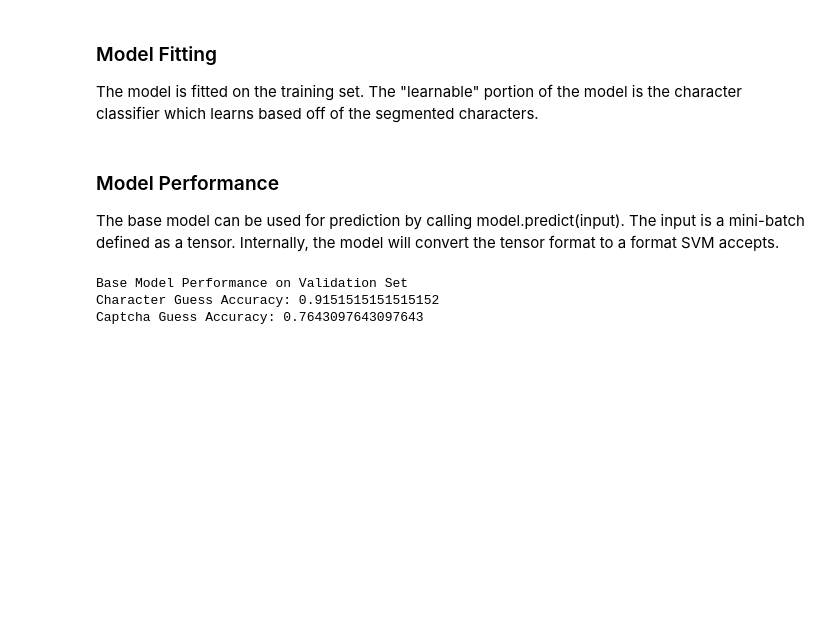
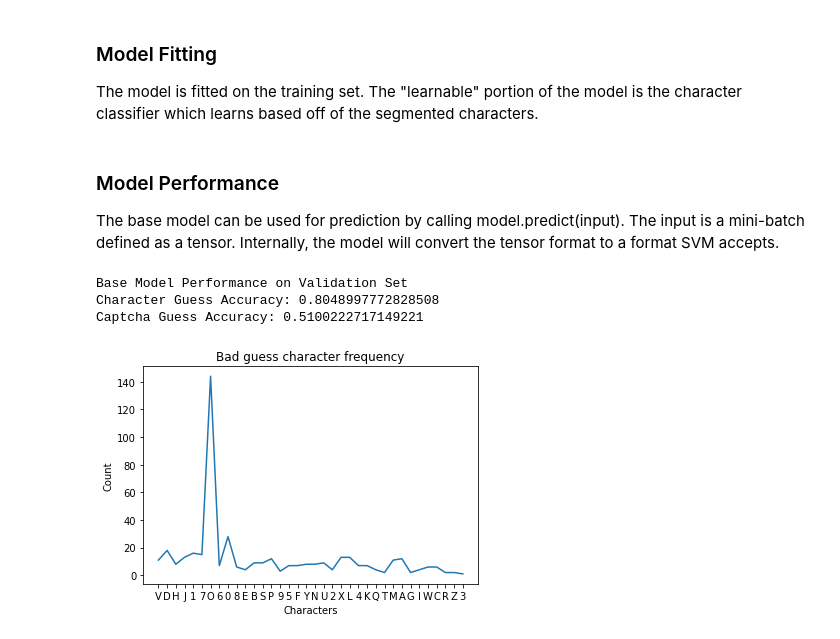
Before and after one commit to natanleung/APS360-captcha-bypass, a Jupyter notebook: captcha.ipynb, the cells around one changed output. Cells and saved outputs as stored; diff of their text form; code cells hidden in the pictures; blank space fills up the shorter version.

```diff
--- a/captcha.ipynb
+++ b/captcha.ipynb
@@ -372,13 +382,15 @@ model.fit_classifier(train)
 
 The base model can be used for prediction by calling model.predict(input). The input is a mini-batch defined as a tensor. Internally, the model will convert the tensor format to a format SVM accepts.
 # %%
-def get_accuracy_base_model(dataloader):
+def evaluate_base_model(dataloader):
 
   total_character_guesses = 0
   total_captcha_guesses = 0
 
   incorrect_character_guesses = 0
   incorrect_captcha_guesses = 0
+
+  failed_guess_frequency = {}
 
   for images, labels in dataloader:
     out = model.predict(images)
@@ -391,9 +403,16 @@ def get_accuracy_base_model(dataloader):
       for j in range(len(labels[i])):
 
         total_character_guesses = total_character_guesses + 1
+        guess = out[i][j]
+        expected = labels[i][j]
 
-        if (labels[i][j] != out[i][j]):
+        if (guess != expected):
           incorrect_character_guesses = incorrect_character_guesses + 1
+
+          # Track per character bad guesses
+          current_failed_guess_count = failed_guess_frequency.get(dataset.character_set[guess], 0)
+          failed_guess_frequency.update({ dataset.character_set[guess]: current_failed_guess_count + 1 })
+
           bad_guess = True
 
       if bad_guess:
@@ -401,17 +420,36 @@ def get_accuracy_base_model(dataloader):
 
       total_captcha_guesses = total_captcha_guesses + 1
 
+  # Overall accuracy information
+
   character_guess_accuracy = (total_character_guesses - incorrect_character_guesses) / total_character_guesses
   captcha_guess_accuracy = (total_captcha_guesses - incorrect_captcha_guesses) / total_captcha_guesses
 
   print(f"Character Guess Accuracy: {character_guess_accuracy}")
   print(f"Captcha Guess Accuracy: {captcha_guess_accuracy}")
 
-  return captcha_guess_accuracy
+  # Plot incorrect character guess frequency
+
+  bad_guess_character_set = failed_guess_frequency.keys()
+
+  x_values = range(len(bad_guess_character_set))
+  y_values = []
+
+  for char in bad_guess_character_set:
+    count = failed_guess_frequency.get(char)
+    y_values.append(count)
+
+  plt.title("Bad guess character frequency")
+  plt.plot(x_values, y_values)
+  plt.xlabel("Characters")
+  plt.ylabel("Count")
+  plt.xticks(x_values, bad_guess_character_set)
+  plt.show()
 # %%
 print("Base Model Performance on Validation Set")
-acc = get_accuracy_base_model(valid)
+acc = evaluate_base_model(valid)
 # %% [output]
 Base Model Performance on Validation Set
-Character Guess Accuracy: 0.9151515151515152
-Captcha Guess Accuracy: 0.7643097643097643
+Character Guess Accuracy: 0.8048997772828508
+Captcha Guess Accuracy: 0.5100222717149221
+[figure, added]
```
Also changed, not shown: parts of 7 cells of this notebook, 4 other files.
